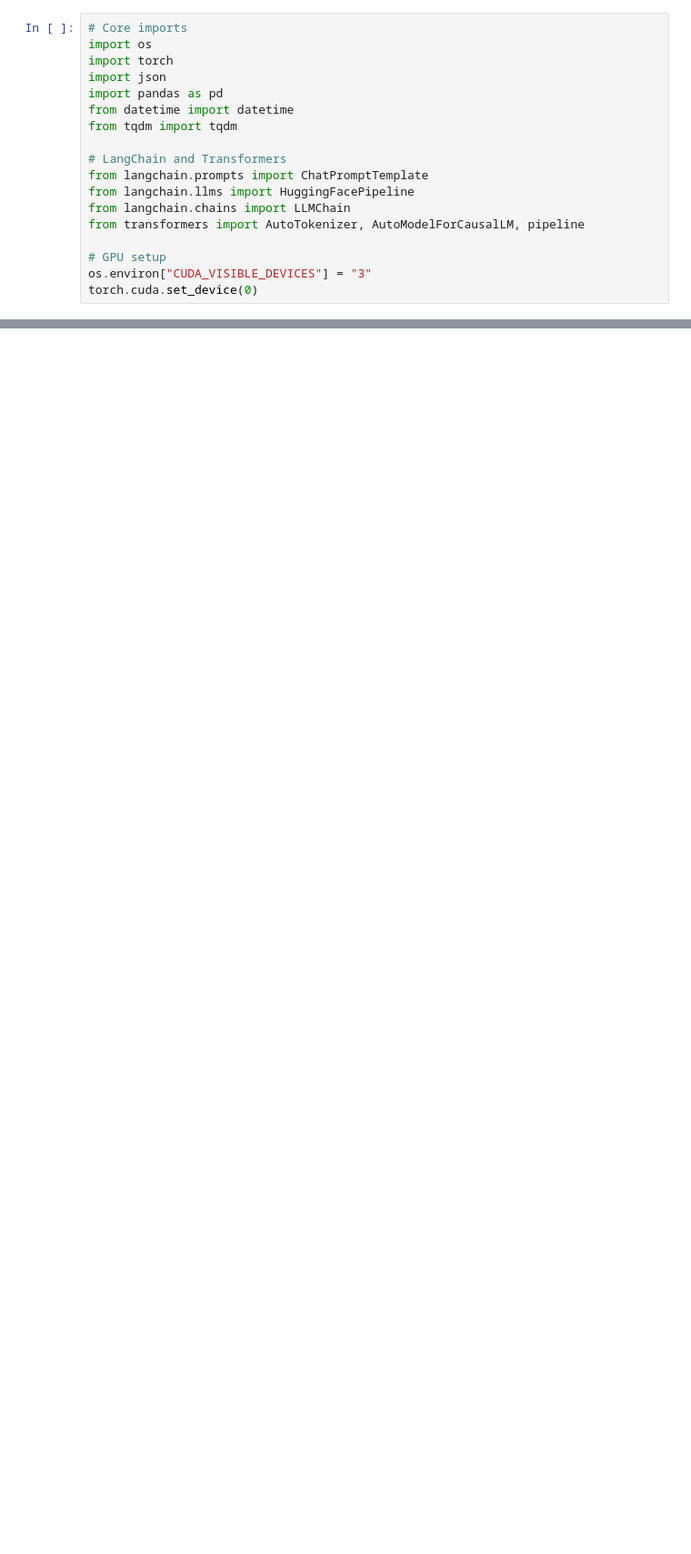
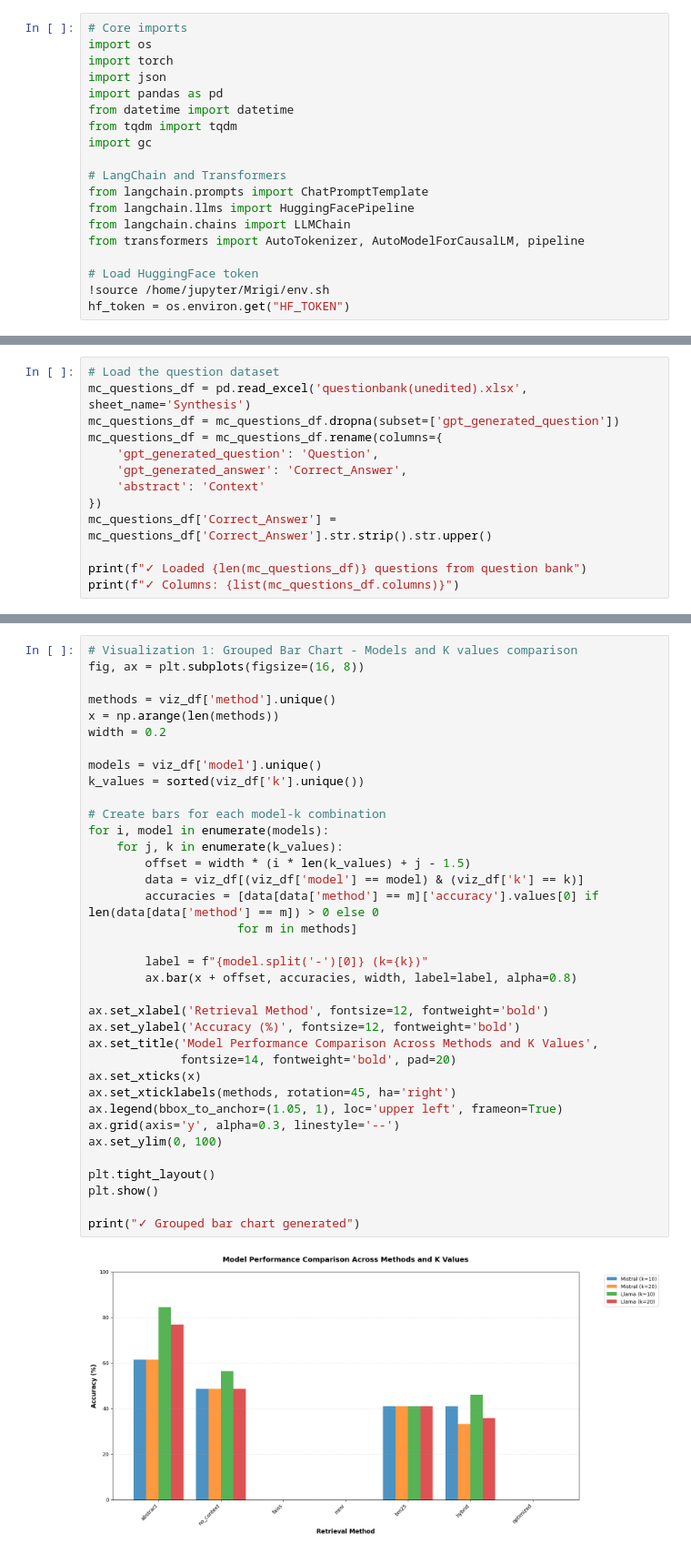
Before and after one commit to mrigi-munjal/zeoRAG, a Jupyter notebook: Mrigi 23b Benchmarking for generation quality copy.ipynb, the cells around one changed output, grey strips where cells are left out. Shown at 91% size. Drawn from its saved outputs; the diff is of its cells as text; blank space fills up the shorter version.

```diff
--- a/Mrigi 23b Benchmarking for generation quality copy.ipynb
+++ b/Mrigi 23b Benchmarking for generation quality copy.ipynb
@@ -12,6 +24,7 @@ import json
 import pandas as pd
 from datetime import datetime
 from tqdm import tqdm
+import gc
 
 # LangChain and Transformers
 from langchain.prompts import ChatPromptTemplate
@@ -19,9 +32,9 @@ from langchain.llms import HuggingFacePipeline
 from langchain.chains import LLMChain
 from transformers import AutoTokenizer, AutoModelForCausalLM, pipeline
 
-# GPU setup
-os.environ["CUDA_VISIBLE_DEVICES"] = "3"
-torch.cuda.set_device(0)
+# Load HuggingFace token
+!source /home/jupyter/Mrigi/env.sh
+hf_token = os.environ.get("HF_TOKEN")
 # %%
 !nvidia-smi
 # %% [output]
@@ -1532,0 +512,13 @@ print(f"  - Model responses and explanations")
+# %%
+# Load the question dataset
+mc_questions_df = pd.read_excel('questionbank(unedited).xlsx', sheet_name='Synthesis')
+mc_questions_df = mc_questions_df.dropna(subset=['gpt_generated_question'])
+mc_questions_df = mc_questions_df.rename(columns={
+    'gpt_generated_question': 'Question',
+    'gpt_generated_answer': 'Correct_Answer',
+    'abstract': 'Context'
+})
+mc_questions_df['Correct_Answer'] = mc_questions_df['Correct_Answer'].str.strip().str.upper()
+
+print(f"✓ Loaded {len(mc_questions_df)} questions from question bank")
+print(f"✓ Columns: {list(mc_questions_df.columns)}")
@@ -1532,0 +779,38 @@ print(f"  - Model responses and explanations")
+# %%
+# Visualization 1: Grouped Bar Chart - Models and K values comparison
+fig, ax = plt.subplots(figsize=(16, 8))
+
+methods = viz_df['method'].unique()
+x = np.arange(len(methods))
+width = 0.2
+
+models = viz_df['model'].unique()
+k_values = sorted(viz_df['k'].unique())
+
+# Create bars for each model-k combination
+for i, model in enumerate(models):
+    for j, k in enumerate(k_values):
+        offset = width * (i * len(k_values) + j - 1.5)
+        data = viz_df[(viz_df['model'] == model) & (viz_df['k'] == k)]
+        accuracies = [data[data['method'] == m]['accuracy'].values[0] if len(data[data['method'] == m]) > 0 else 0
+                     for m in methods]
+
+        label = f"{model.split('-')[0]} (k={k})"
+        ax.bar(x + offset, accuracies, width, label=label, alpha=0.8)
+
+ax.set_xlabel('Retrieval Method', fontsize=12, fontweight='bold')
+ax.set_ylabel('Accuracy (%)', fontsize=12, fontweight='bold')
+ax.set_title('Model Performance Comparison Across Methods and K Values',
+             fontsize=14, fontweight='bold', pad=20)
+ax.set_xticks(x)
+ax.set_xticklabels(methods, rotation=45, ha='right')
+ax.legend(bbox_to_anchor=(1.05, 1), loc='upper left', frameon=True)
+ax.grid(axis='y', alpha=0.3, linestyle='--')
+ax.set_ylim(0, 100)
+
+plt.tight_layout()
+plt.show()
+
+print("✓ Grouped bar chart generated")
+# %% [output]
+[figure, added]
```
Also changed, not shown: parts of 46 cells of this notebook.
